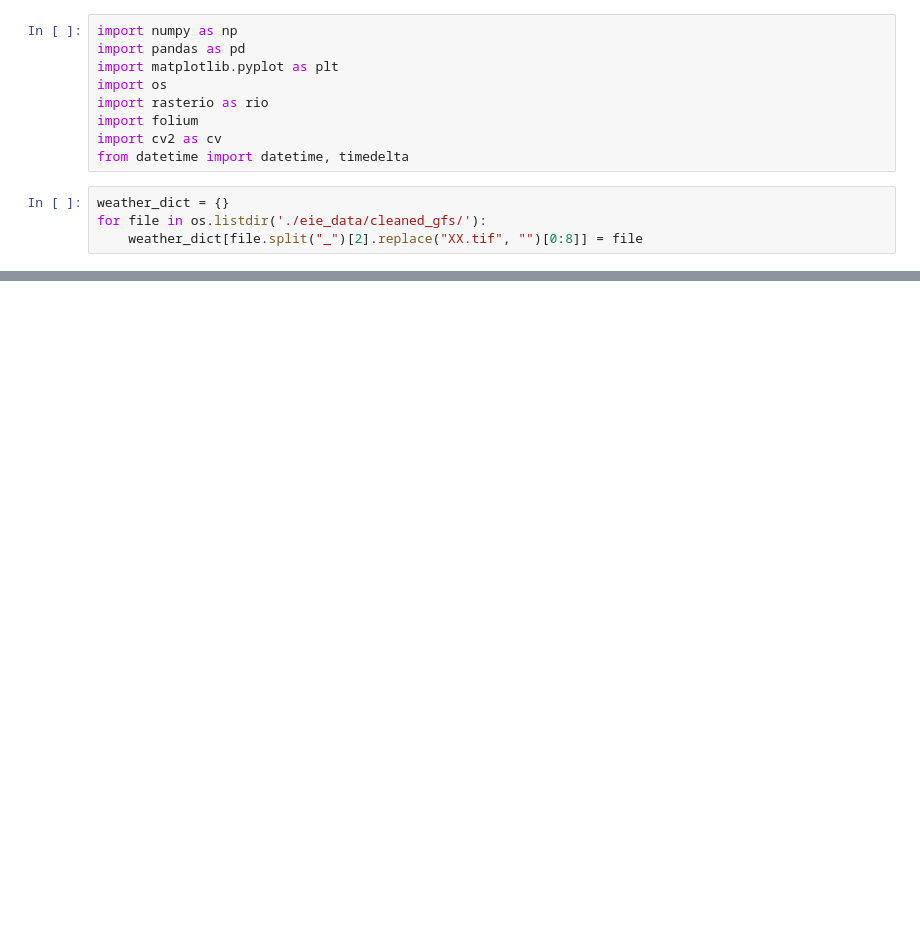
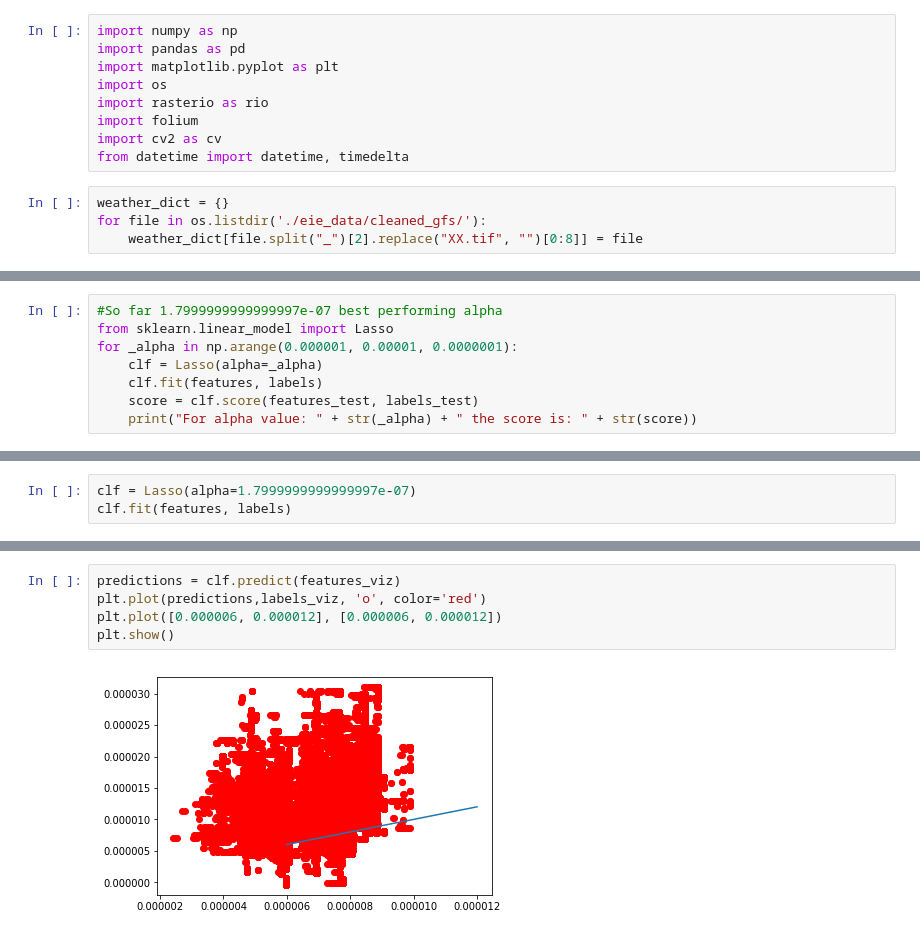
Before and after one commit to MJordahn/DS4G-Environmental-Insights-Explorer, a Jupyter notebook: Lasso_Regression.ipynb, the cells around one changed output, grey strips where cells are left out. Drawn from its saved outputs; the diff is of its cells as text; blank space fills up the shorter version.

```diff
--- a/Lasso_Regression.ipynb
+++ b/Lasso_Regression.ipynb
@@ -96,0 +259,8 @@ print(features.shape)
+# %%
+#So far 1.7999999999999997e-07 best performing alpha
+from sklearn.linear_model import Lasso
+for _alpha in np.arange(0.000001, 0.00001, 0.0000001):
+    clf = Lasso(alpha=_alpha)
+    clf.fit(features, labels)
+    score = clf.score(features_test, labels_test)
+    print("For alpha value: " + str(_alpha) + " the score is: " + str(score))
@@ -96,0 +285,3 @@ print(features.shape)
+# %%
+clf = Lasso(alpha=1.7999999999999997e-07)
+clf.fit(features, labels)
@@ -96,0 +360,7 @@ print(features.shape)
+# %%
+predictions = clf.predict(features_viz)
+plt.plot(predictions,labels_viz, 'o', color='red')
+plt.plot([0.000006, 0.000012], [0.000006, 0.000012])
+plt.show()
+# %% [output]
+[figure, added]
```
Also changed, not shown: parts of 20 cells of this notebook.
